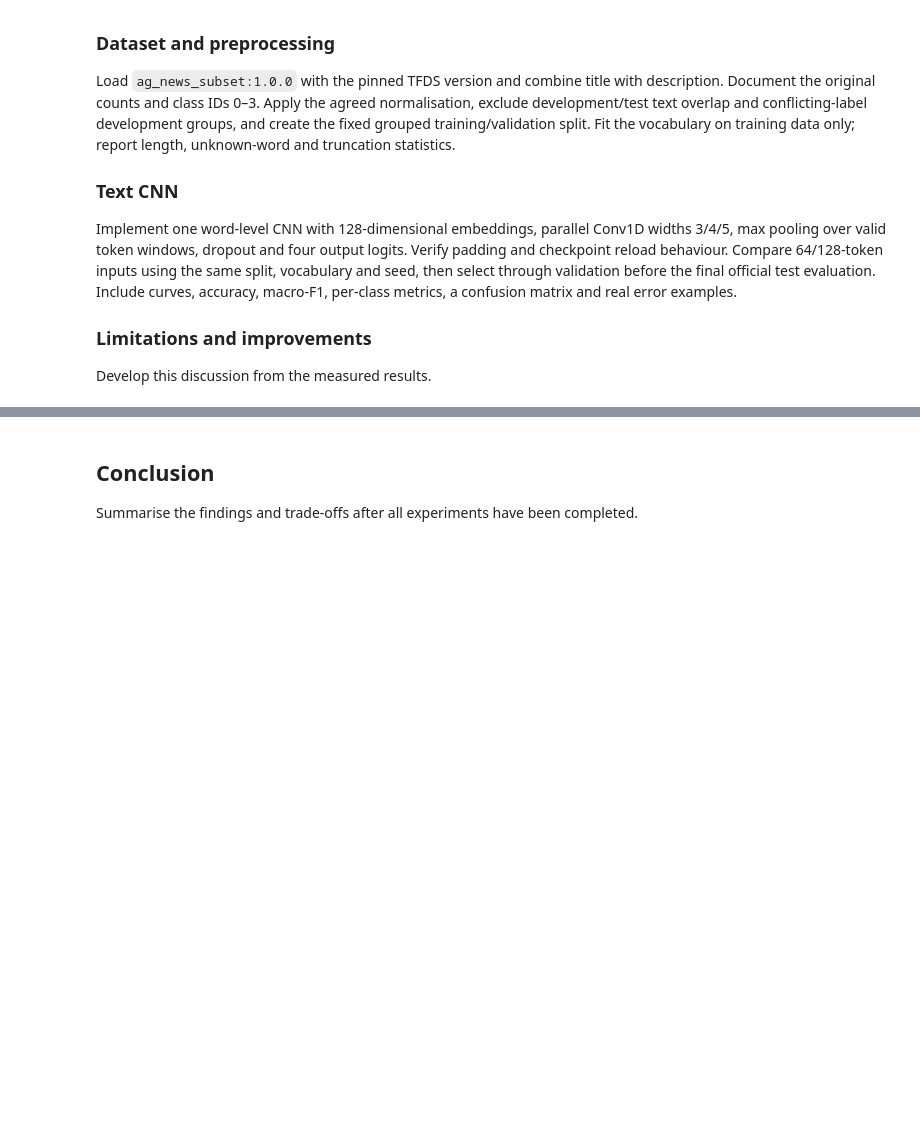
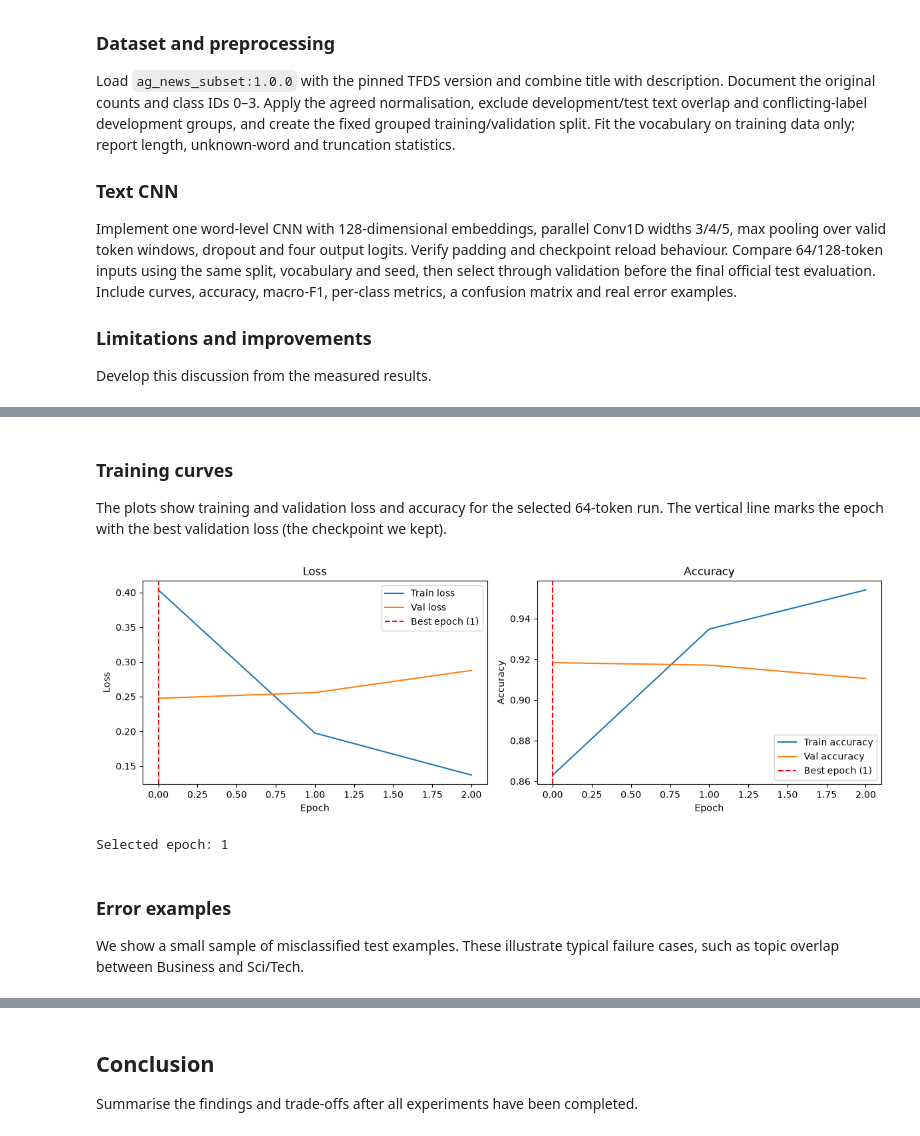
Before and after one commit to PenSul/COMP4930SEF-Project, a Jupyter notebook: project_report.ipynb, the cells around one changed output, grey strips where cells are left out. Cells and saved outputs as stored; diff of their text form; code cells hidden in the pictures; blank space fills up the shorter version.

```diff
--- a/project_report.ipynb
+++ b/project_report.ipynb
@@ -905,0 +1249,19 @@ Develop this discussion from the measured results.
+# %%
+# Set output length to 64
+vectorizer_64 = tf.keras.layers.TextVectorization(
+    max_tokens=20_000,
+    standardize=None,
+    split="whitespace",
+    output_mode="int",
+    output_sequence_length=64,
+)
+vectorizer_64.set_vocabulary(vectorizer.get_vocabulary())
+
+X_train_64 = vectorizer_64(train_texts).numpy()
+X_val_64   = vectorizer_64(val_texts).numpy()
+
+y_train = np.array([retained[i]["label"] for i in train_idx])
+y_val   = np.array([retained[i]["label"] for i in val_idx])
+
+print("X_train_64 shape:", X_train_64.shape)
+print("X_val_64 shape:", X_val_64.shape)
@@ -905,0 +1484,39 @@ Develop this discussion from the measured results.
+# %% [markdown]
+### Training curves
+
+The plots show training and validation loss and accuracy for the selected 64-token run. The vertical line marks the epoch with the best validation loss (the checkpoint we kept).
+# %%
+# Best epoch (lowest val loss)
+best_epoch = np.argmin(history_64.history["val_loss"]) + 1
+
+fig, axes = plt.subplots(1, 2, figsize=(12, 4))
+
+# Loss
+axes[0].plot(history_64.history["loss"], label="Train loss")
+axes[0].plot(history_64.history["val_loss"], label="Val loss")
+axes[0].axvline(best_epoch - 1, color="red", linestyle="--", label=f"Best epoch ({best_epoch})")
+axes[0].set_xlabel("Epoch")
+axes[0].set_ylabel("Loss")
+axes[0].set_title("Loss")
+axes[0].legend()
+
+# Accuracy
+axes[1].plot(history_64.history["accuracy"], label="Train accuracy")
+axes[1].plot(history_64.history["val_accuracy"], label="Val accuracy")
+axes[1].axvline(best_epoch - 1, color="red", linestyle="--", label=f"Best epoch ({best_epoch})")
+axes[1].set_xlabel("Epoch")
+axes[1].set_ylabel("Accuracy")
+axes[1].set_title("Accuracy")
+axes[1].legend()
+
+plt.tight_layout()
+plt.show()
+
+print(f"Selected epoch: {best_epoch}")
+# %% [output]
+[figure, added]
+Selected epoch: 1
+# %% [markdown]
+### Error examples
+
+We show a small sample of misclassified test examples. These illustrate typical failure cases, such as topic overlap between Business and Sci/Tech.
```
Also changed, not shown: parts of 46 cells of this notebook.
